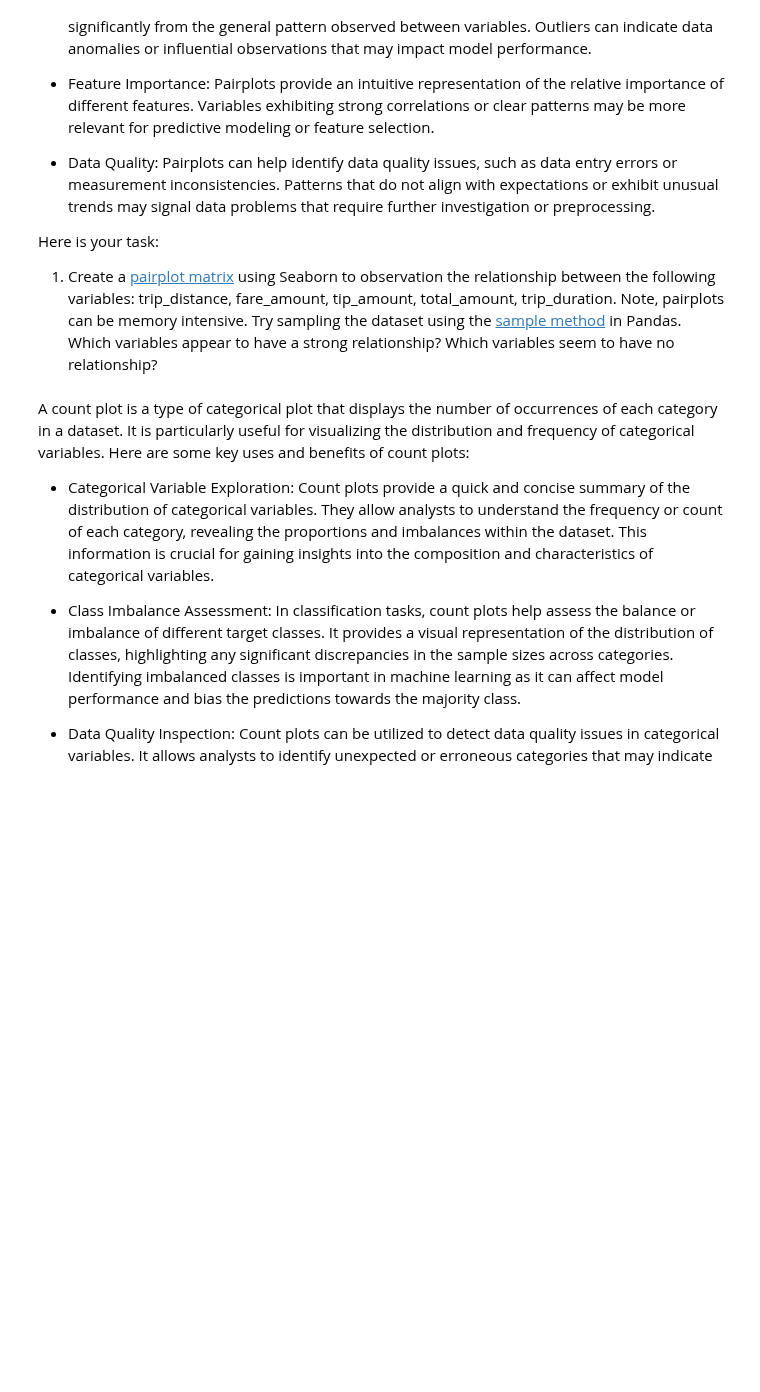
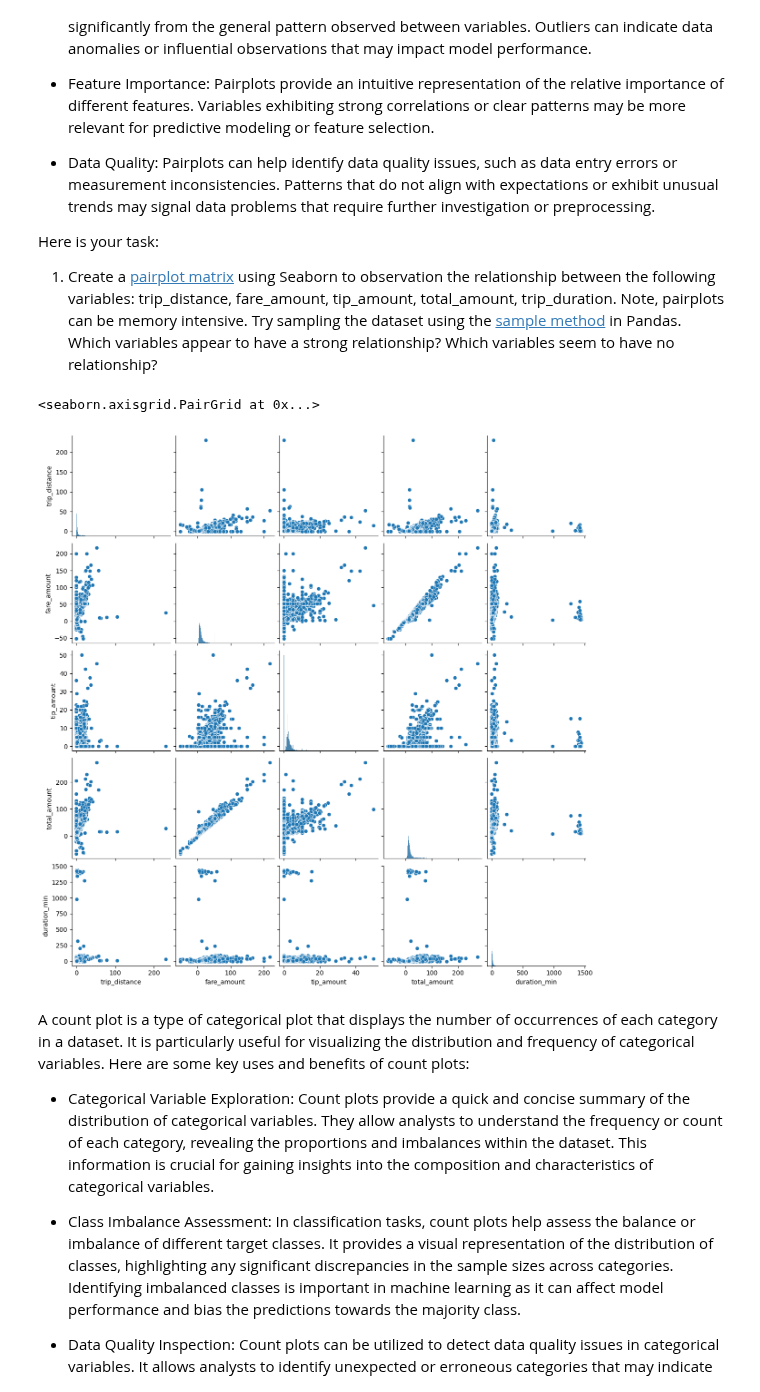
Before and after one commit to chrishalbert/guild-mle-projects, a Jupyter notebook: Student_MLE_MiniProject_EDA.ipynb, the cells around one changed output. Cells and saved outputs as stored; diff of their text form; code cells hidden in the pictures; blank space fills up the shorter version.

```diff
--- a/Student_MLE_MiniProject_EDA.ipynb
+++ b/Student_MLE_MiniProject_EDA.ipynb
@@ -202,6 +221,13 @@ Here is your task:
   1. Create a [pairplot matrix](https://seaborn.pydata.org/generated/seaborn.pairplot.html) using Seaborn to observation the relationship between the following variables: trip_distance, fare_amount, tip_amount, total_amount, trip_duration. Note, pairplots can be memory intensive. Try sampling the dataset using the [sample method](https://pandas.pydata.org/docs/reference/api/pandas.DataFrame.sample.html) in Pandas. Which variables appear to have a strong relationship? Which variables seem to have no relationship?
 # %%
 # Create a scatter plot matrix of numerical variables. If memory issues try the df.sample method.
+sns.pairplot(yellow_tripdata_df[['trip_distance', 'fare_amount', 'tip_amount', 'total_amount', 'duration_min']].sample(frac=1/100))
+
+# Strong Relationships: Fare Amount+Total Amount+Tip Amount
+# No Relationships: Duration+Distance
+# %% [output]
+<seaborn.axisgrid.PairGrid at 0x...>
+[figure, added]
 # %% [markdown]
 A count plot is a type of categorical plot that displays the number of occurrences of each category in a dataset. It is particularly useful for visualizing the distribution and frequency of categorical variables. Here are some key uses and benefits of count plots:
 
```
Also changed, not shown: parts of 5 cells of this notebook.
